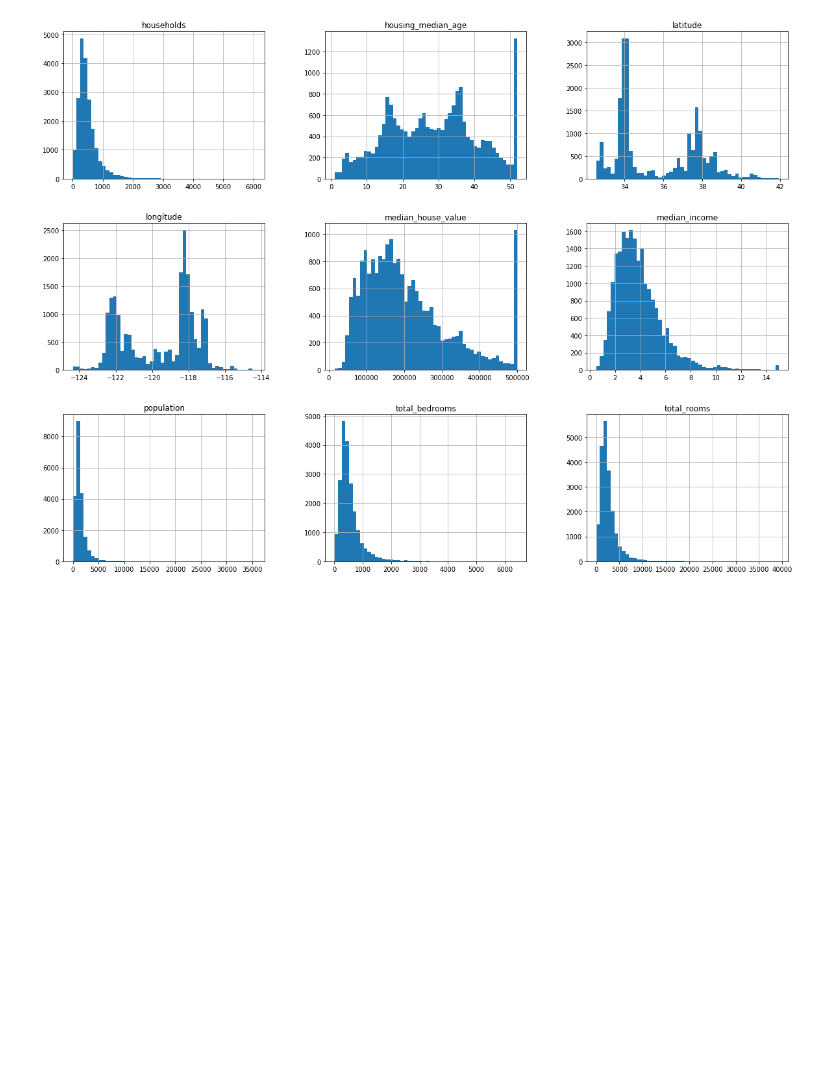
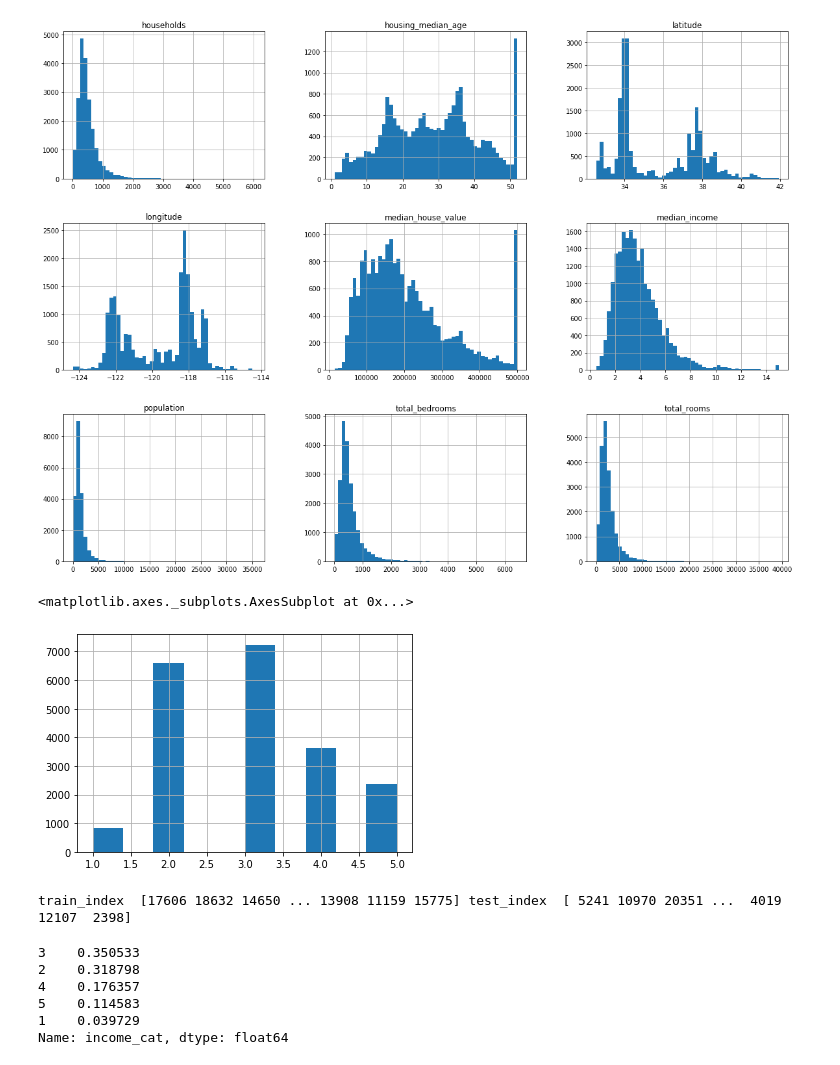
Before and after one commit to johnnyoso/Machine_Learning_Training, a Jupyter notebook: Machine Learning Training.ipynb, the cells around one changed output. Drawn from its saved outputs; the diff is of its cells as text; code cells hidden in the pictures; blank space fills up the shorter version.

```diff
--- a/Machine Learning Training.ipynb
+++ b/Machine Learning Training.ipynb
@@ -91,0 +98,26 @@ array([[<matplotlib.axes._subplots.AxesSubplot object at 0x...>,
+# %%
+df['income_cat'] = pd.cut(df['median_income'],
+                          bins = [0., 1.5, 3.0, 4.5, 6., np.inf],
+                          labels = [1, 2, 3, 4, 5])
+# %%
+df['income_cat'].hist()
+# %% [output]
+<matplotlib.axes._subplots.AxesSubplot at 0x...>
+[figure, added]
+# %%
+split = StratifiedShuffleSplit(n_splits=1, test_size=0.2, random_state=42)
+for train_index, test_index in split.split(df, df['income_cat']):
+#     print('train_index ', train_index, 'test_index ', test_index)
+    strat_train_set = df.loc[train_index]
+    strat_test_set = df.loc[test_index]
+# %% [output]
+train_index  [17606 18632 14650 ... 13908 11159 15775] test_index  [ 5241 10970 20351 ...  4019 12107  2398]
+# %%
+strat_test_set['income_cat'].value_counts() / len(strat_test_set)
+# %% [output]
+3    0.350533
+2    0.318798
+4    0.176357
+5    0.114583
+1    0.039729
+Name: income_cat, dtype: float64
```
Also changed, not shown: parts of 6 cells of this notebook.
